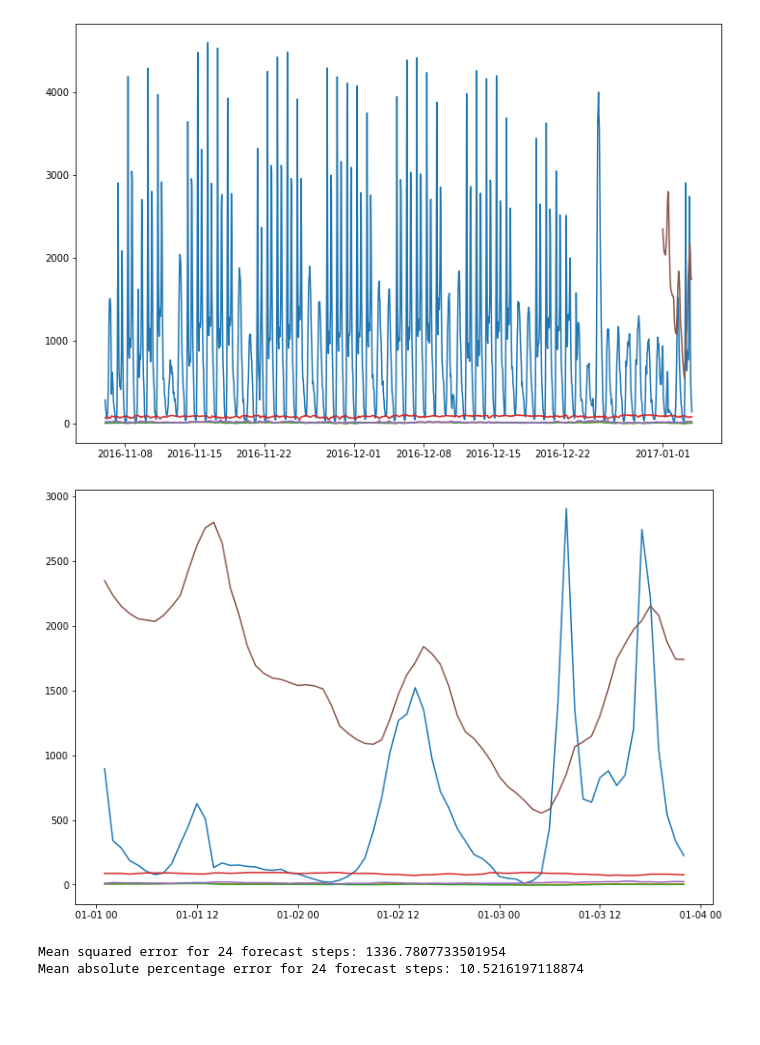
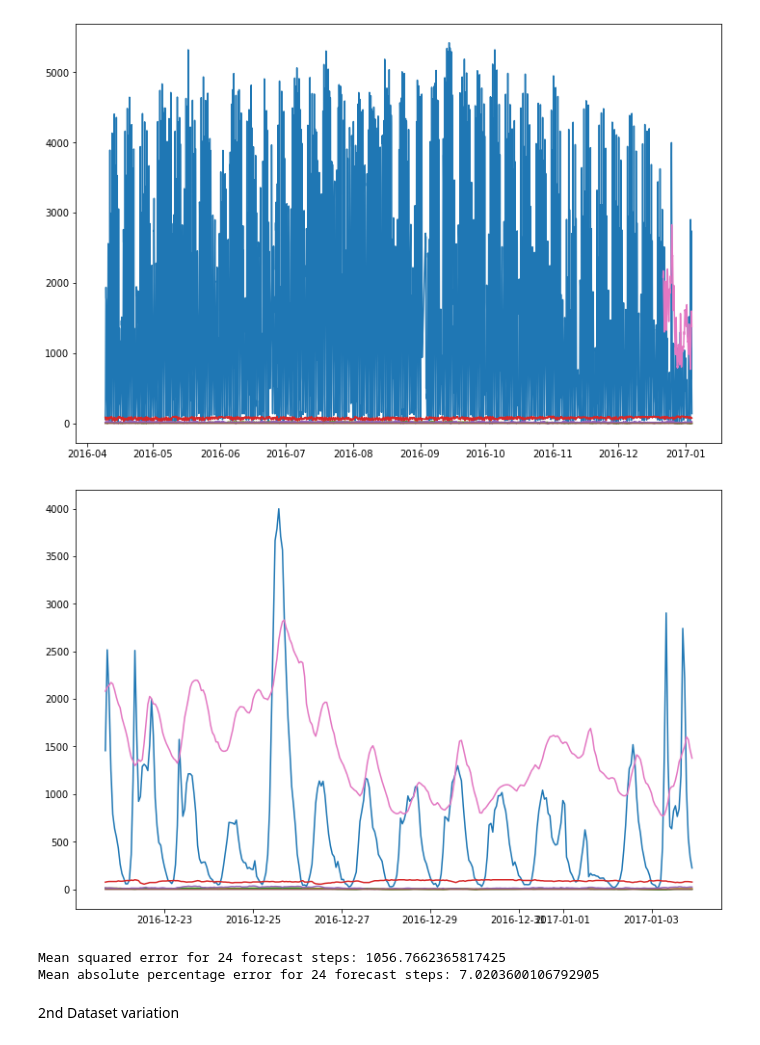
Before and after one commit to SamGrievo/Time-Series-Forecasting, a Jupyter notebook: Many_to_one_Bike_Data_forecasting.ipynb, the cells around one changed output. Drawn from its saved outputs; the diff is of its cells as text; code cells hidden in the pictures; blank space fills up the shorter version.

```diff
--- a/Many_to_one_Bike_Data_forecasting.ipynb
+++ b/Many_to_one_Bike_Data_forecasting.ipynb
@@ -35,0 +79,2 @@ print(len(bike_data_))
+# %%
+bike_data_ = bike_data_.drop(columns=['season','weather_code','is_holiday'])
@@ -77,7 +145,7 @@ x_vals_scaled = scaler.fit_transform(bike_data_.values)
 #window size of a week
 window = 24
 
-x, y = custom_data_prep(x_vals_scaled, window)
+x, y = sliding_window(x_vals_scaled, window)
 y = y[:,1]
 y=np.array(y)[:,np.newaxis]
 y.shape
@@ -146,0 +176,27 @@ Target: tensor([0.4706])
+# %%
+train_size = int(len(y) * 0.90)
+val_size = int(train_size+(len(y)*0.05))
+test_size = int(val_size+(len(y)*0.05))
+
+trainloader, valloader, testloader = split_dataloader(x,y,0,train_size,train_size+1,train_size,val_size,val_size+1,val_size,test_size,test_size)
+
+#these are not the sizes of each set but rather the index numbers which represent when each set ends.
+print(train_size,val_size,test_size)
+
+data_batch, target_batch = next(iter(trainloader))
+print(data_batch.size())
+print(target_batch.size())
+print('Training Window:', data_batch[0], data_batch.size(0))
+print('Target:', target_batch[0])
+
+val_data_batch, val_target_batch = next(iter(valloader))
+print(val_data_batch.size())
+print(val_target_batch.size())
+print('Training Window:', val_data_batch[0])
+print('Target:', val_target_batch[0])
+
+test_data_batch, test_target_batch = next(iter(testloader))
+print('test',test_data_batch.size())
+print('test',test_target_batch.size())
+print('Training Window:', test_data_batch[1],)
+print('Target:', test_target_batch[1])
@@ -178,7 +252,7 @@ class LSTM(torch.nn.Module):
 
         return out
 # %%
-input_size = 5
+input_size = 6
 hidden_size = 40
 num_layers = 1
 output_size = 1
@@ -277,35 +351,37 @@ torch.Size([70, 1])
 # %%
 data_predict = y_test_pred.data.numpy()
 data_predict.shape
 
 
 bike_data_scaler = bike_data_['cnt']
 test_bike_data = np.array(bike_data_scaler)[:, np.newaxis]
 descaler = skp.MinMaxScaler()
 test_vals_scaled = descaler.fit_transform(test_bike_data)
 predictions_rescaled = descaler.inverse_transform(data_predict)
 
 
-df = pd.DataFrame(predictions_rescaled, index=bike_data_.index[1343:1413])
+df = pd.DataFrame(predictions_rescaled, index=bike_data_.index[6054+24:6054+318+24])
 
 fig, ax = plt.subplots(figsize=(12,8))
 ax.plot(bike_data_)
 ax.plot(df)
 plt.show()
 
 fig, ax = plt.subplots(figsize=(12,8))
-ax.plot(bike_data_.index[1343:1413], bike_data_.values[1343:1413])
+ax.plot(bike_data_.index[6054+24:6054+318+24], bike_data_.values[6054+24:6054+318+24])
 plt.plot(df)
 plt.show()
 
-test_rescaled = test_bike_data[1343:1413]
+test_rescaled = test_bike_data[6054+24:6054+318+24]
 
 rmse = skm.mean_squared_error(test_rescaled, predictions_rescaled, squared=False)
 print("Mean squared error for 24 forecast steps:", rmse)
 mape = skm.mean_absolute_percentage_error(test_rescaled, predictions_rescaled)
 print("Mean absolute percentage error for 24 forecast steps:", mape)
 # %% [output]
-[figure, old version]
+[figure, new version]
-[figure, old version]
+[figure, new version]
-Mean squared error for 24 forecast steps: 1336.7807733501954
-Mean absolute percentage error for 24 forecast steps: 10.5216197118874
+Mean squared error for 24 forecast steps: 1056.7662365817425
+Mean absolute percentage error for 24 forecast steps: 7.0203600106792905
+# %% [markdown]
+2nd Dataset variation
```
Also changed, not shown: parts of 36 cells of this notebook.
